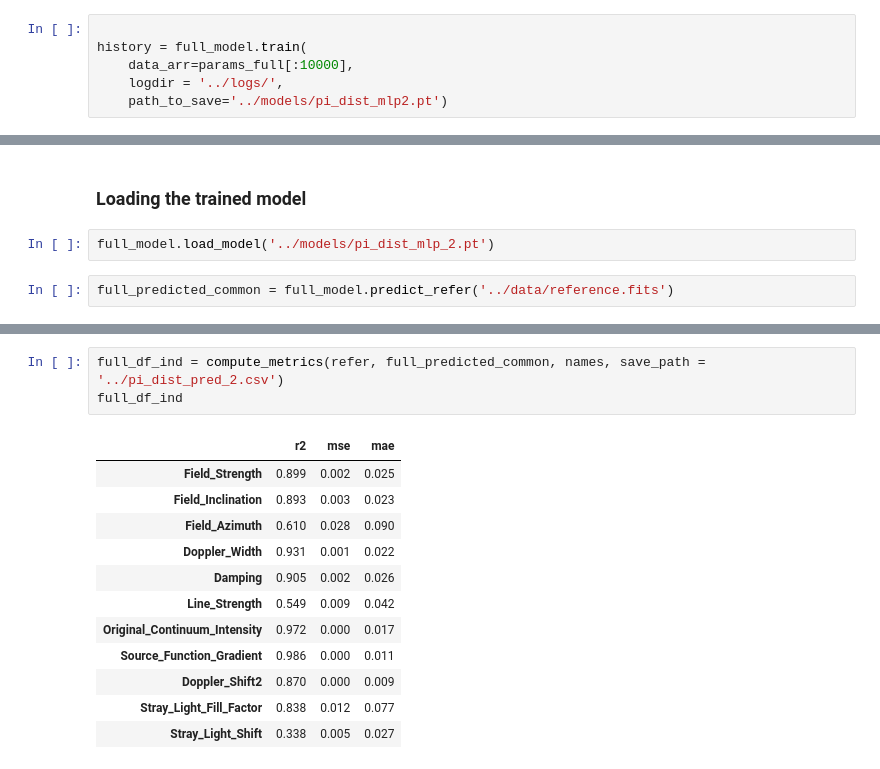
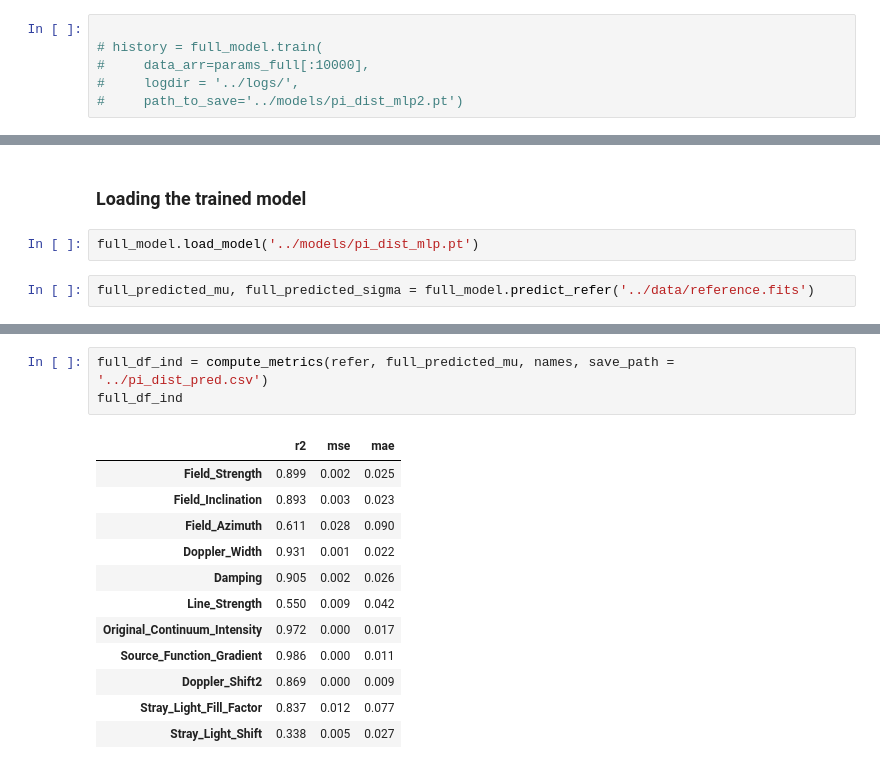
Before and after one commit to hushchyn-mikhail/InverseProblem, a Jupyter notebook: notebooks/param_pred.ipynb, the cells around one changed output, grey strips where cells are left out. Cells and saved outputs as stored; diff of their text form.

```diff
--- a/notebooks/param_pred.ipynb
+++ b/notebooks/param_pred.ipynb
@@ -93,7 +114,7 @@ print("Number of training parameters:", sum(p.numel() for p in full_model.net.pa
 Number of training parameters: 641766
 # %%
 
-history = full_model.train(
-    data_arr=params_full[:10000],
-    logdir = '../logs/',
-    path_to_save='../models/pi_dist_mlp2.pt')
+# history = full_model.train(
+#     data_arr=params_full[:10000],
+#     logdir = '../logs/',
+#     path_to_save='../models/pi_dist_mlp2.pt')
@@ -106,6 +121,6 @@ Epoch 005 train_loss: 0.1390 val_loss 0.1399
 # %% [markdown]
 ### Loading the trained model
 # %%
-full_model.load_model('../models/pi_dist_mlp_2.pt')
+full_model.load_model('../models/pi_dist_mlp.pt')
 # %%
-full_predicted_common = full_model.predict_refer('../data/reference.fits')
+full_predicted_mu, full_predicted_sigma = full_model.predict_refer('../data/reference.fits')
@@ -112,17 +139,17 @@ full_predicted_common = full_model.predict_refer('../data/reference.fits')
 # %%
-full_df_ind = compute_metrics(refer, full_predicted_common, names, save_path = '../pi_dist_pred_2.csv')
+full_df_ind = compute_metrics(refer, full_predicted_mu, names, save_path = '../pi_dist_pred.csv')
 full_df_ind
 # %% [output]
 |  | r2 | mse | mae |
 | Field_Strength | 0.899 | 0.002 | 0.025 |
 | Field_Inclination | 0.893 | 0.003 | 0.023 |
-| Field_Azimuth | 0.610 | 0.028 | 0.090 |
+| Field_Azimuth | 0.611 | 0.028 | 0.090 |
 | Doppler_Width | 0.931 | 0.001 | 0.022 |
 | Damping | 0.905 | 0.002 | 0.026 |
-| Line_Strength | 0.549 | 0.009 | 0.042 |
+| Line_Strength | 0.550 | 0.009 | 0.042 |
 | Original_Continuum_Intensity | 0.972 | 0.000 | 0.017 |
 | Source_Function_Gradient | 0.986 | 0.000 | 0.011 |
-| Doppler_Shift2 | 0.870 | 0.000 | 0.009 |
-| Stray_Light_Fill_Factor | 0.838 | 0.012 | 0.077 |
+| Doppler_Shift2 | 0.869 | 0.000 | 0.009 |
+| Stray_Light_Fill_Factor | 0.837 | 0.012 | 0.077 |
 | Stray_Light_Shift | 0.338 | 0.005 | 0.027 |
 # %%
```
Also changed, not shown: parts of 17 cells of this notebook, 2 other files.
